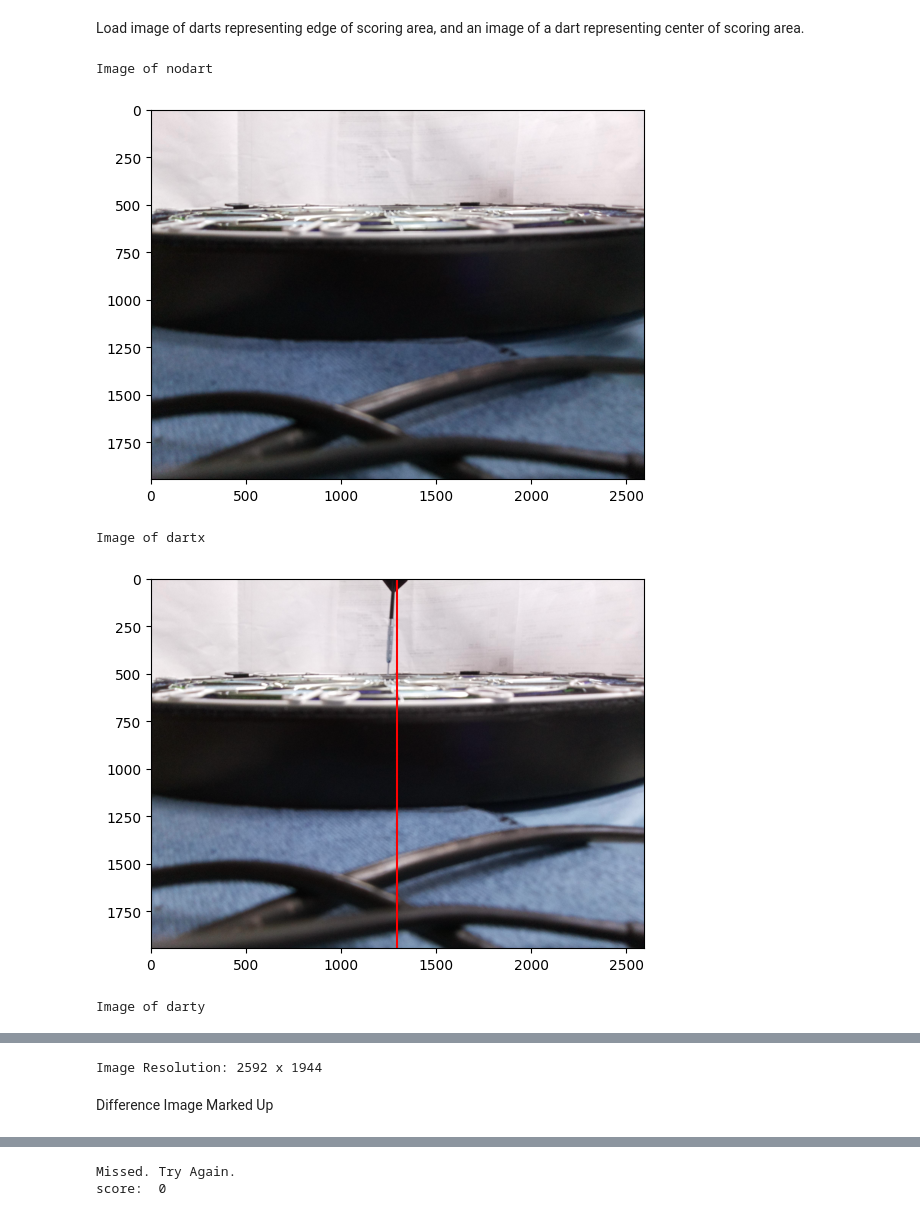
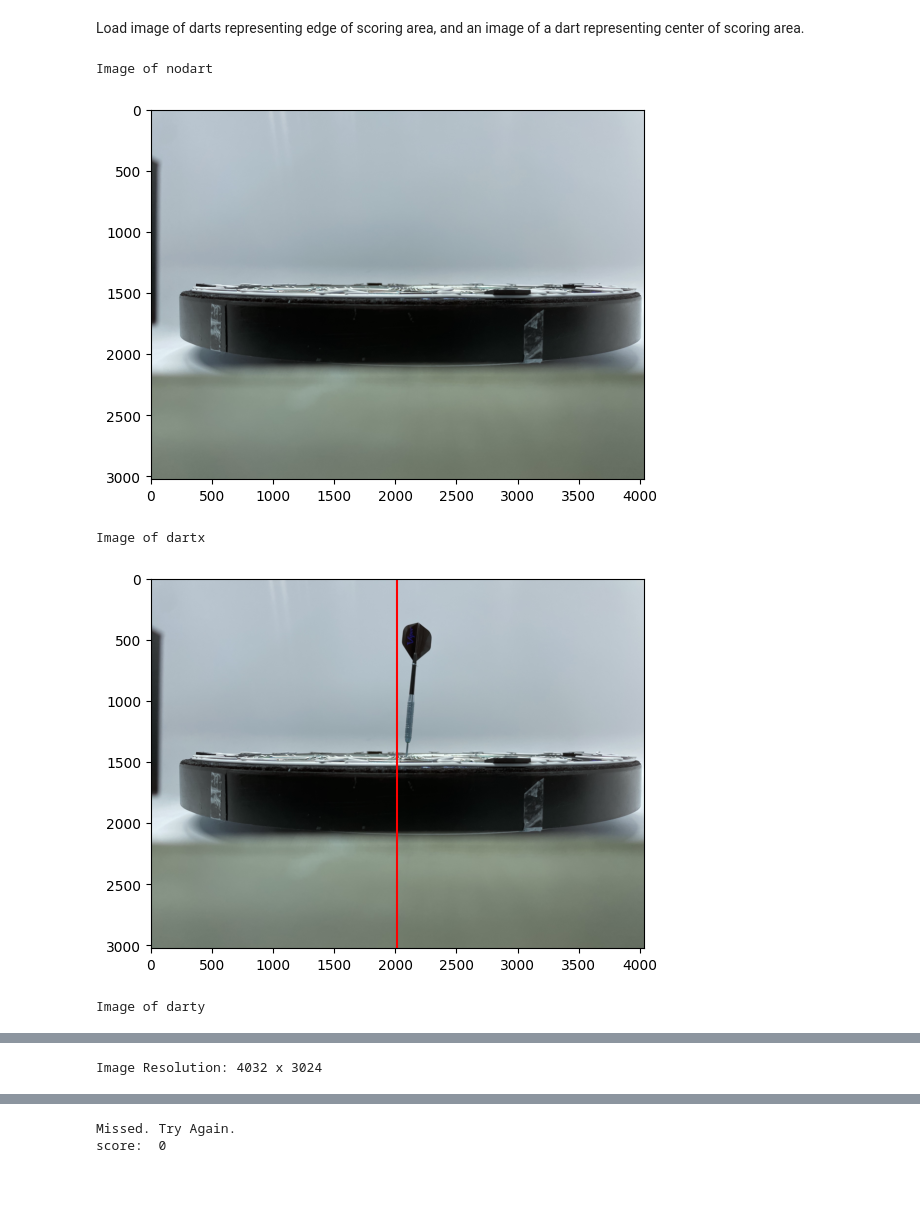
Before and after one commit to zkashef/SmokingDartsv2, a Jupyter notebook: core/proof_of_scoring.ipynb, the cells around one changed output, grey strips where cells are left out. Saved outputs shown, nothing was run; the diff lists cells and outputs as text; code cells hidden in the pictures; blank space fills up the shorter version.

```diff
--- a/core/proof_of_scoring.ipynb
+++ b/core/proof_of_scoring.ipynb
@@ -16,29 +16,30 @@ print(parent_dir)
 Load image of darts representing edge of scoring area, and an image of a dart representing center of scoring area.
 # %%
 # load images
-nodart = cv2.imread(os.path.join(parent_dir, 'images/scrap', '25.jpg'))
-dartx = cv2.imread(os.path.join(parent_dir, 'images/scrap', '30.jpg'))
-darty = cv2.imread(os.path.join(parent_dir, 'images/scrap', '30.jpg'))
+image_nodart = cv2.imread(os.path.join(parent_dir, 'images/3-2-23/', 'nodart_1.jpeg'))
+image_dartX = cv2.imread(os.path.join(parent_dir, 'images/3-2-23/', 'dart_1_2.jpeg'))
+image_dartY = cv2.imread(os.path.join(parent_dir, 'images/3-2-23/', 'dart_1_2.jpeg'))
 
 # display images
 print("Image of nodart")
-plt.imshow(nodart)
-plt.show()
-print("Image of dartx")
-# draw a vertical line in the center of image dartx
-plt.plot([dartx.shape[1]//2, dartx.shape[1]//2], [0, dartx.shape[0]], 'r-')
-plt.imshow(dartx)
-plt.show()
-print("Image of darty")
-plt.imshow(darty)
+plt.imshow(image_nodart)
 plt.show()
 
+print("Image of dartx")
+plt.plot([image_dartX.shape[1]//2, image_dartX.shape[1]//2], [0, image_dartX.shape[0]], 'r-')
+plt.imshow(image_dartX)
+plt.show()
 
-image_height, image_width, channels = nodart.shape
+print("Image of darty")
+plt.plot([image_dartY.shape[1]//2, image_dartY.shape[1]//2], [0, image_dartY.shape[0]], 'r-')
+plt.imshow(image_dartY)
+plt.show()
+
+image_height, image_width, channels = image_nodart.shape
 print('Image Resolution: {} x {}'.format(image_width, image_height))
 # %% [output]
 Image of nodart
-[figure, old version]
+[figure, new version]
 Image of dartx
-[figure, old version]
+[figure, new version]
 Image of darty
@@ -46,3 +47 @@ Image of darty
-Image Resolution: 2592 x 1944
+Image Resolution: 4032 x 3024
-# %% [markdown]
-Difference Image Marked Up
```
Also changed, not shown: parts of 12 cells of this notebook, 41 other files.
